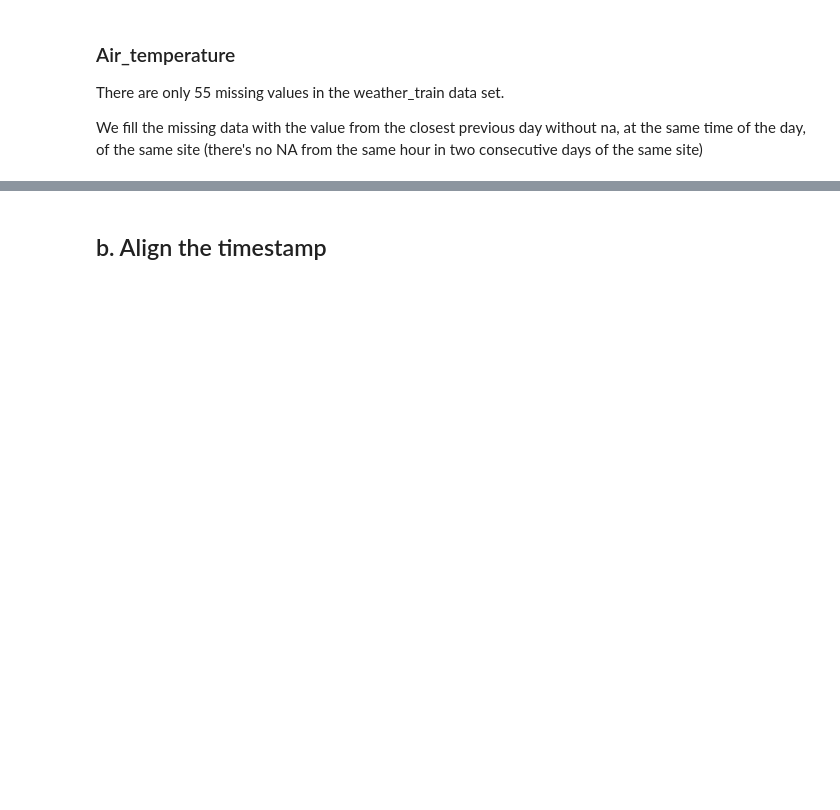
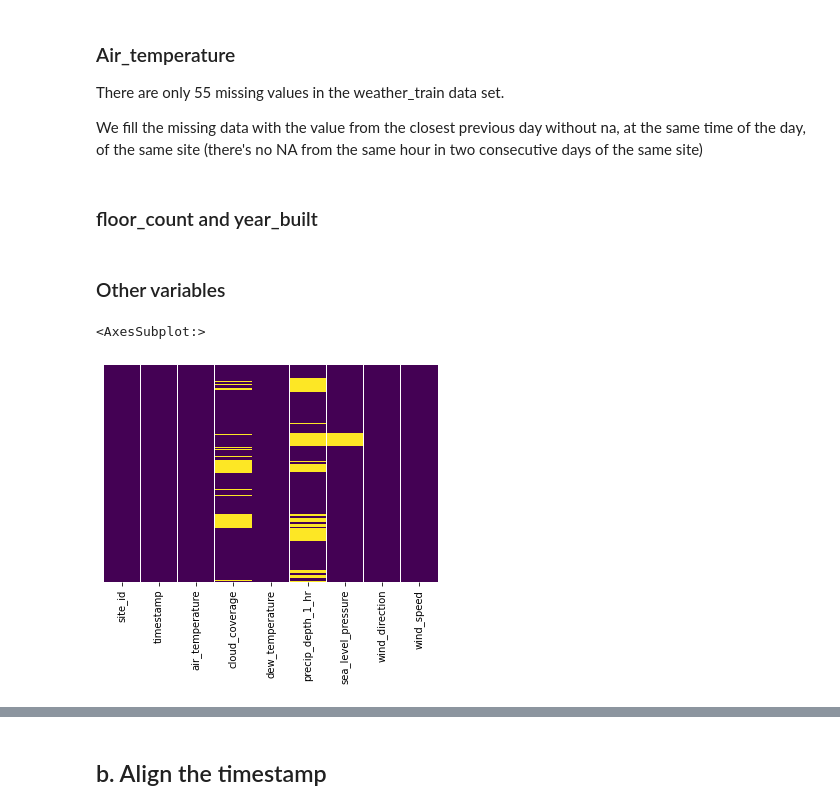
Before and after one commit to DataCampM2DSSAF/ASHRAE_Giang_Tung_Cedric_Traore, a Jupyter notebook: Code/ashrae-v2.ipynb, the cells around one changed output, grey strips where cells are left out. Cells and saved outputs as stored; diff of their text form; code cells hidden in the pictures; blank space fills up the shorter version.

Commit message:
second_sub_v2

```diff
--- a/Code/ashrae-v2.ipynb
+++ b/Code/ashrae-v2.ipynb
@@ -77,9 +78,3 @@ def reduce_mem_usage(df, verbose=True):
     print('Decreased by {:.1f}%'.format(100 * (start_mem - end_mem) / start_mem))
 
     return df
-# %%
-train = reduce_mem_usage(train)
-test = reduce_mem_usage(test)
-building_metadata = reduce_mem_usage(building_metadata)
-weather_train = reduce_mem_usage(weather_train)
-weather_test = reduce_mem_usage(weather_test)
@@ -212,3 +196,5 @@ def fill_air_temp(data):
 # %%
 weather_train = fill_air_temp(weather_train)
 weather_test = fill_air_temp(weather_test)
+# %% [markdown]
+### floor_count and year_built
@@ -214,0 +209,23 @@ weather_test = fill_air_temp(weather_test)
+# %% [markdown]
+### Other variables
+# %%
+#Even the weather data don't change more in the futur and the past, so we make a
+#forward and backward filling
+# First: transformation of the timestamp into a datetime object
+# Second: sorting by site id then timestamp
+
+weather_train = weather_train.sort_values(by=['site_id', 'timestamp'])
+weather_train.fillna(method = 'bfill', inplace=True, limit = 12) #backfill up to 12 hours
+weather_train.fillna(method = 'ffill', inplace = True, limit = 12) #forward fill the missing data up to 12 hours
+
+
+## Weather test
+weather_test = weather_test.sort_values(by=['site_id', 'timestamp'])
+weather_test.fillna(method = 'bfill', inplace=True, limit = 12)
+weather_test.fillna(method = 'ffill', inplace=True, limit = 12)
+# %%
+sns.heatmap(weather_train.isnull(), yticklabels = False, cbar = False, cmap = 'viridis')
+#sns.heatmap(weather_test.isnull(), yticklabels = False, cbar = False, cmap = 'viridis')
+# %% [output]
+<AxesSubplot:>
+[figure, added]
```
Also changed, not shown: parts of 24 cells of this notebook, 2 other files.
